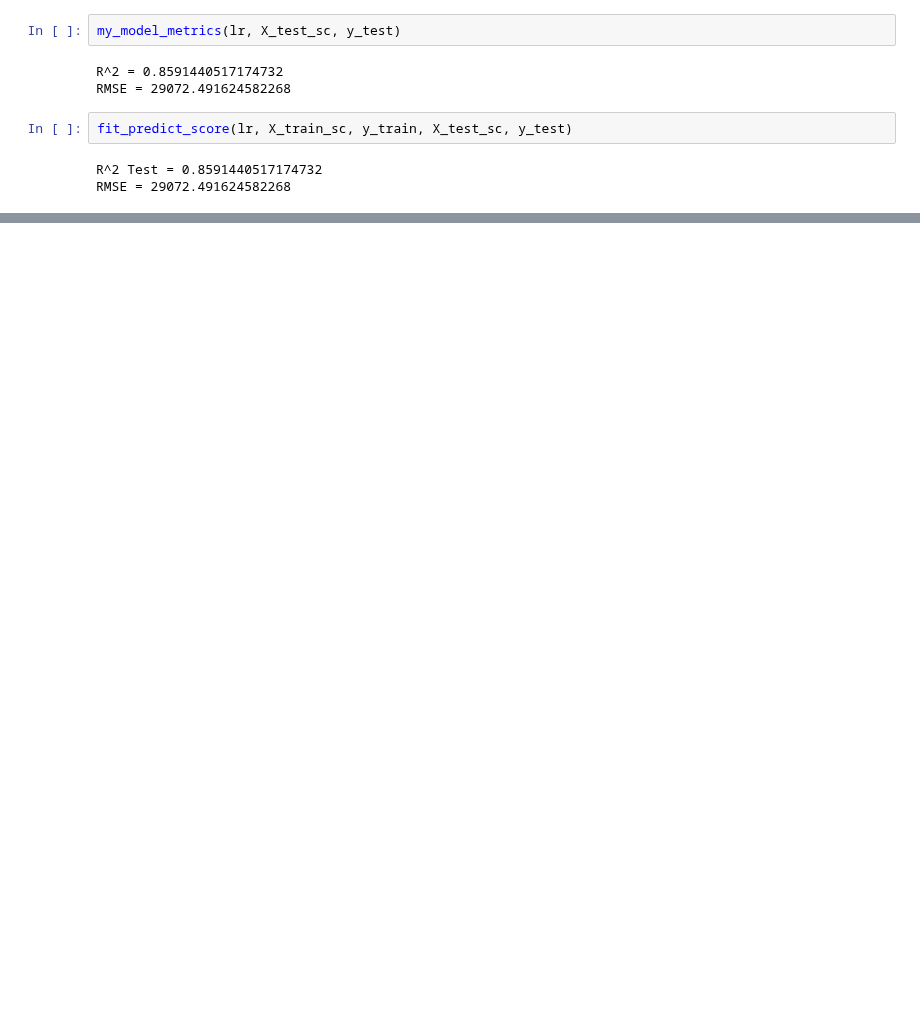
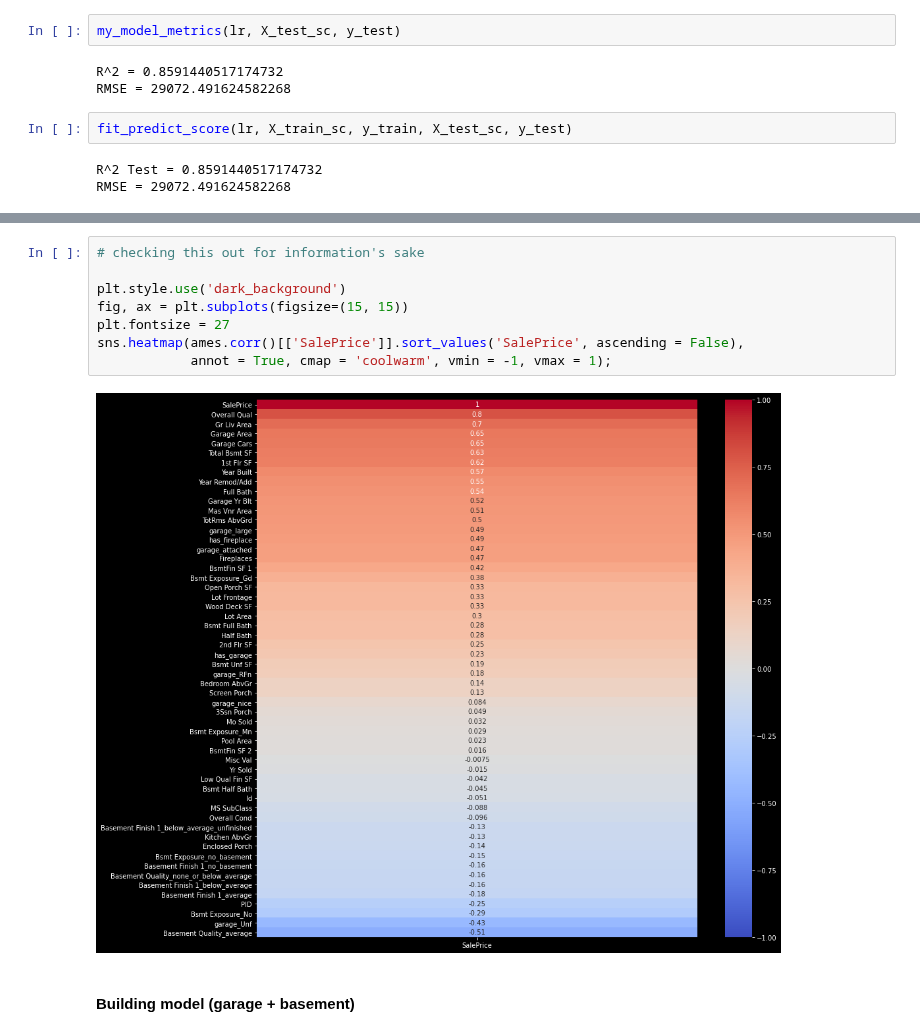
Before and after one commit to EmFib/ames_real_estate_prices, a Jupyter notebook: code/Models + Submissions.ipynb, the cells around one changed output, grey strips where cells are left out. Saved outputs shown, nothing was run; the diff lists cells and outputs as text; blank space fills up the shorter version.

```diff
--- a/code/Models + Submissions.ipynb
+++ b/code/Models + Submissions.ipynb
@@ -742,0 +898,12 @@ ValueError: Input contains NaN, infinity or a value too large for dtype('float64
+# %%
+# checking this out for information's sake
+
+plt.style.use('dark_background')
+fig, ax = plt.subplots(figsize=(15, 15))
+plt.fontsize = 27
+sns.heatmap(ames.corr()[['SalePrice']].sort_values('SalePrice', ascending = False),
+            annot = True, cmap = 'coolwarm', vmin = -1, vmax = 1);
+# %% [output]
+[figure, added]
+# %% [markdown]
+#### **Building model** (garage + basement)
```
Also changed, not shown: parts of 78 cells of this notebook, 6 other files.
